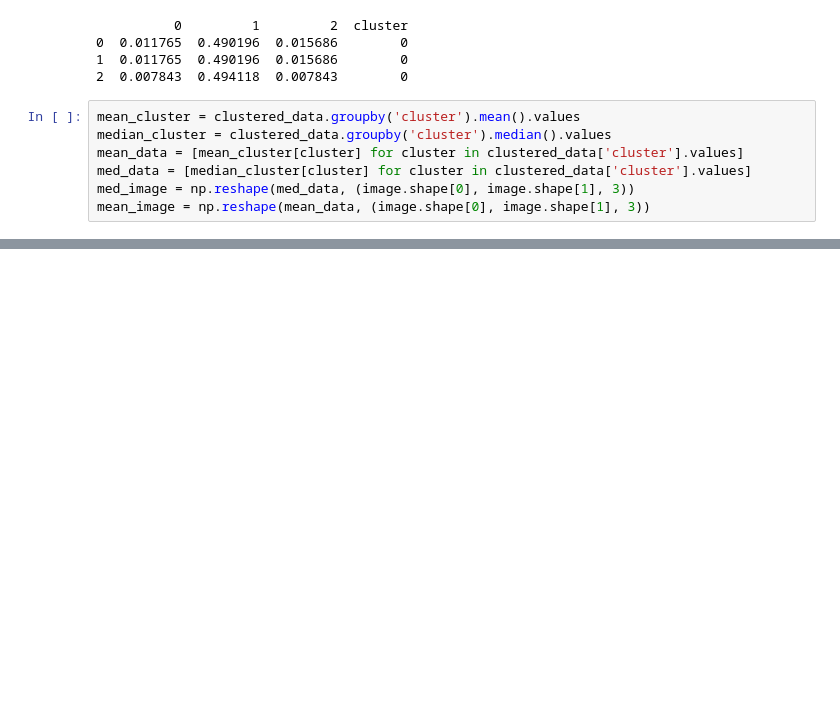
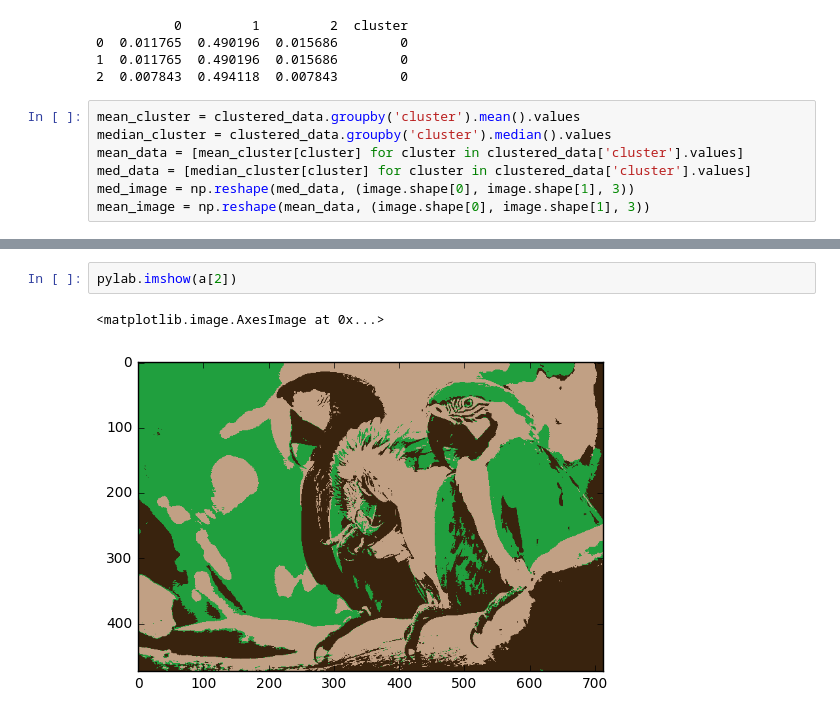
Before and after one commit to JustM57/ml_examples, a Jupyter notebook: PycharmProjects/Coursera/Parrot.ipynb, the cells around one changed output, grey strips where cells are left out. Saved outputs shown, nothing was run; the diff lists cells and outputs as text; blank space fills up the shorter version.

```diff
--- a/PycharmProjects/Coursera/Parrot.ipynb
+++ b/PycharmProjects/Coursera/Parrot.ipynb
@@ -47,0 +107,5 @@ def
+# %%
+pylab.imshow(a[2])
+# %% [output]
+<matplotlib.image.AxesImage at 0x...>
+[figure, added]
```
Also changed, not shown: parts of 16 cells of this notebook.
